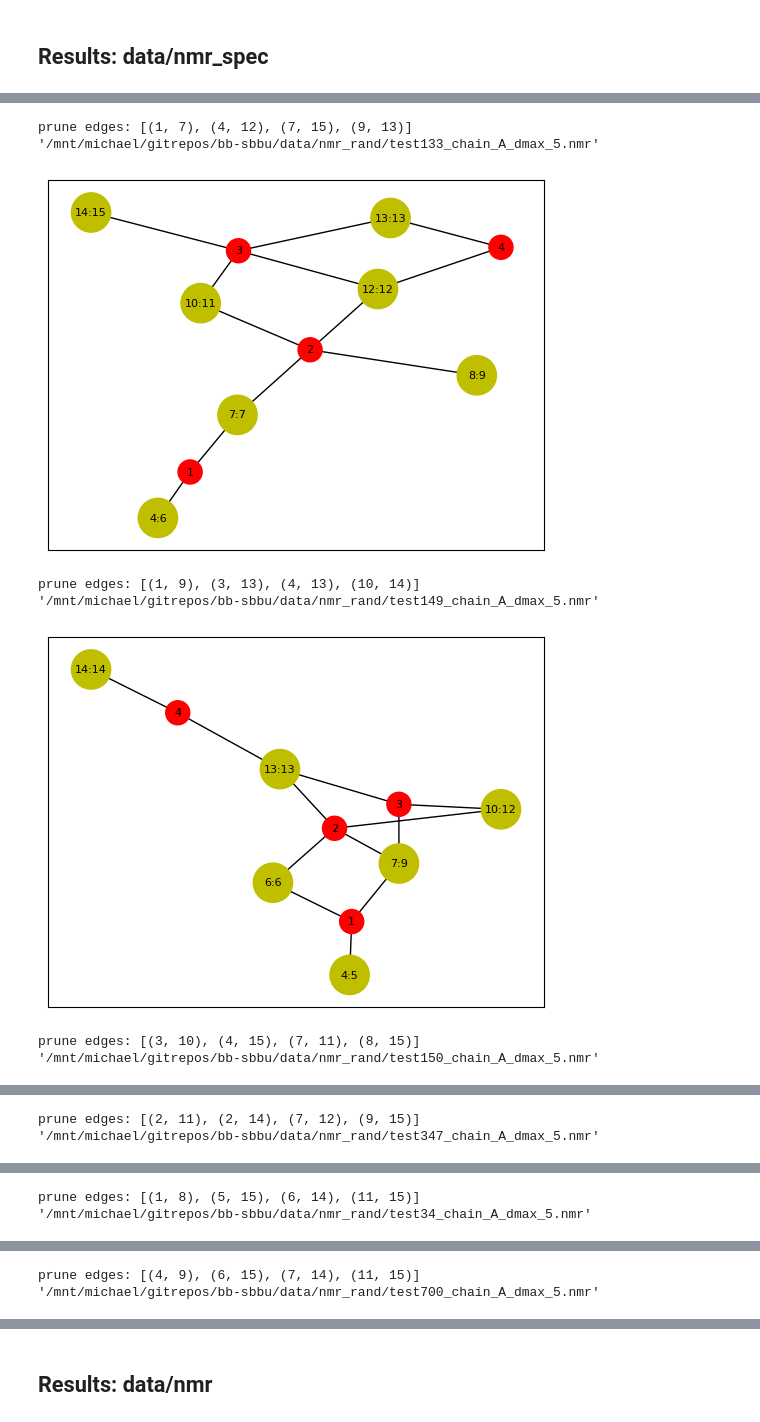
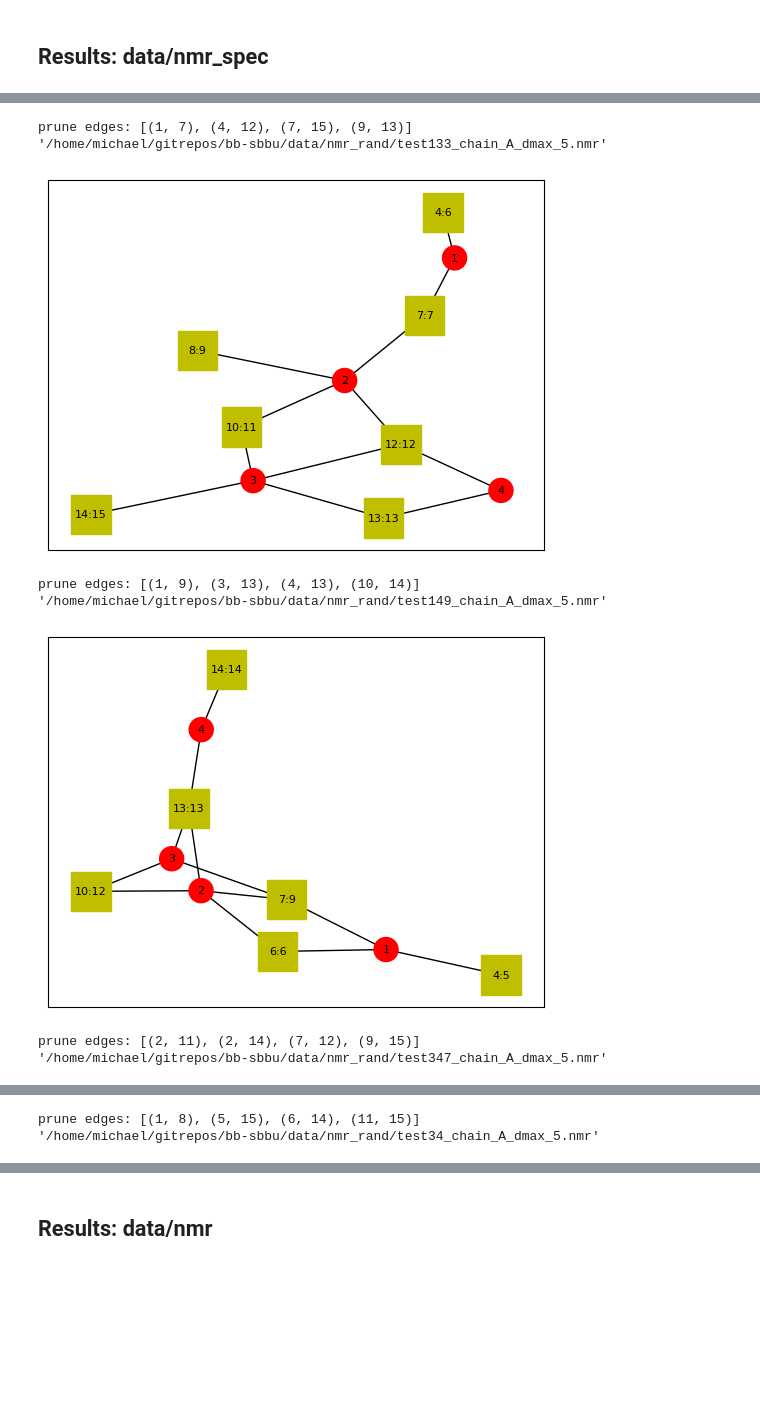
Before and after one commit to michaelsouza/bb-sbbu, a Jupyter notebook: report.ipynb, the cells around one changed output, grey strips where cells are left out. Cells and saved outputs as stored; diff of their text form; code cells hidden in the pictures; blank space fills up the shorter version.

```diff
--- a/report.ipynb
+++ b/report.ipynb
@@ -239,21 +256,13 @@ Saving LaTeX table to "/mnt/michael/gitrepos/bb-sbbu/latex/data/nmr_rand/costs.t
 # %%
-dfA = {'PDB':[],'cost':[], 'algorithm':[]}
-for i, row in df.iterrows():
-    for c in df.columns:
-        if c in ['PDB','|V|','|E|','|S|']:
-            continue
-        dfA['PDB'].append(row['PDB'])
-        dfA['cost'].append(row[c])
-        dfA['algorithm'].append(c)
-dfA = pd.DataFrame(dfA)
-# remove solver
-dfA = dfA[dfA['algorithm']!='solver']
-# remove nan
-dfA = dfA[~dfA['cost'].isna()]
-# remove duplicates
-dfA = dfA.drop_duplicates(subset=['PDB','algorithm'])
+dfB = {'Instance ID':[],'Ordering Cost':[], 'Algorithms':[]}
+for _, row in dfA.iterrows():
+    for col in ['BB', 'GD', 'SB', 'RX']:
+        dfB['Instance ID'].append(row['ID'])
+        dfB['Ordering Cost'].append(row[col])
+        dfB['Algorithms'].append(col)
+
 # show
-fig = px.bar(dfA, x='PDB', y='cost', color='algorithm', title='Costs per instance', barmode='group', log_y=True, text='cost')
+fig = px.bar(dfB, x='Instance ID', y='Ordering Cost', color='Algorithms', title='Costs per instance', barmode='group', log_y=True, text='Ordering Cost')
 # fig.update_yaxes(range=[1e-2, 1e4])
 fig.update_traces(textposition='auto') # set text position
 # change x-axis label
@@ -265,7 +274,9 @@ fig.show()
 wdir = os.path.join('latex',nmr_folder)
 if not os.path.exists(wdir):
     os.mkdir(wdir)
-fig.write_image(os.path.join(wdir,'costs.pdf'))
+fn = os.path.join(wdir,'costs_small.pdf')
+print(f'Saving figure to "{fn}"')
+fig.write_image(fn)
 
 raise Exception('stop')
 # %% [output]
@@ -274,39 +287,47 @@ Exception: stop
 def plot_graph(G, fnmr, savefig=False):
     print("'" + fnmr + "'")
     pos = nx.spring_layout(G)
     node_color = ['y' if ':' in node else 'r' for node in G.nodes()]
-    node_size = [800 if ':' in node else 300 for node in G.nodes()]
+    node_size = [800 if ':' in node else 0 for node in G.nodes()]
+    node_shape = ['o' if ':' in node else 's' for node in G.nodes()]
+    nx.draw_networkx_nodes(G, pos,
+        node_size=node_size,
+        node_shape='s',
+        node_color=node_color)
+
+    node_size = [0 if ':' in node else 300 for node in G.nodes()]
     nx.draw_networkx_nodes(G, pos,
         node_size=node_size,
         node_shape='o',
         node_color=node_color)
+
     nx.draw_networkx_labels(G, pos, font_color='k', font_size=8)
     nx.draw_networkx_edges(G, pos)
     if savefig:
         plt.savefig(fnmr.replace('.nmr', '.pdf'), format='pdf')
     plt.show()
 
 # plot graphs
-PDB = set(df['PDB'])
+PDB = set(dfA['ID'])
 for fn in sorted(os.listdir(nmr_folder)):
     if not fn.endswith('.nmr'):
         continue
     pdb = fn.split('_')[0]
     if pdb not in PDB:
         continue
     fn = os.path.join(nmr_folder, fn)
     fn = os.path.abspath(fn)
     nmr = NMR(fn)
     E, S = nmr.E, nmr.S # edges and segments
     G = nmr.ordering_graph # ordering graph
     print('prune edges:', [(e.i, e.j) for e in nmr.pruneEdges])
     plot_graph(G, fn, True)
 # %% [output]
 prune edges: [(1, 7), (4, 12), (7, 15), (9, 13)]
-'/mnt/michael/gitrepos/bb-sbbu/data/nmr_rand/test133_chain_A_dmax_5.nmr'
+'/home/michael/gitrepos/bb-sbbu/data/nmr_rand/test133_chain_A_dmax_5.nmr'
-[figure, old version]
+[figure, new version]
 prune edges: [(1, 9), (3, 13), (4, 13), (10, 14)]
-'/mnt/michael/gitrepos/bb-sbbu/data/nmr_rand/test149_chain_A_dmax_5.nmr'
+'/home/michael/gitrepos/bb-sbbu/data/nmr_rand/test149_chain_A_dmax_5.nmr'
-[figure, old version]
+[figure, new version]
-prune edges: [(3, 10), (4, 15), (7, 11), (8, 15)]
-'/mnt/michael/gitrepos/bb-sbbu/data/nmr_rand/test150_chain_A_dmax_5.nmr'
+prune edges: [(2, 11), (2, 14), (7, 12), (9, 15)]
+'/home/michael/gitrepos/bb-sbbu/data/nmr_rand/test347_chain_A_dmax_5.nmr'
@@ -314,2 +335,2 @@ prune edges: [(3, 10), (4, 15), (7, 11), (8, 15)]
-prune edges: [(2, 11), (2, 14), (7, 12), (9, 15)]
-'/mnt/michael/gitrepos/bb-sbbu/data/nmr_rand/test347_chain_A_dmax_5.nmr'
+prune edges: [(1, 8), (5, 15), (6, 14), (11, 15)]
+'/home/michael/gitrepos/bb-sbbu/data/nmr_rand/test34_chain_A_dmax_5.nmr'
@@ -317,2 +337,0 @@ prune edges: [(2, 11), (2, 14), (7, 12), (9, 15)]
-prune edges: [(1, 8), (5, 15), (6, 14), (11, 15)]
-'/mnt/michael/gitrepos/bb-sbbu/data/nmr_rand/test34_chain_A_dmax_5.nmr'
@@ -320,2 +337,0 @@ prune edges: [(1, 8), (5, 15), (6, 14), (11, 15)]
-prune edges: [(4, 9), (6, 15), (7, 14), (11, 15)]
-'/mnt/michael/gitrepos/bb-sbbu/data/nmr_rand/test700_chain_A_dmax_5.nmr'
```
Also changed, not shown: parts of 10 cells of this notebook, 12 other files.
